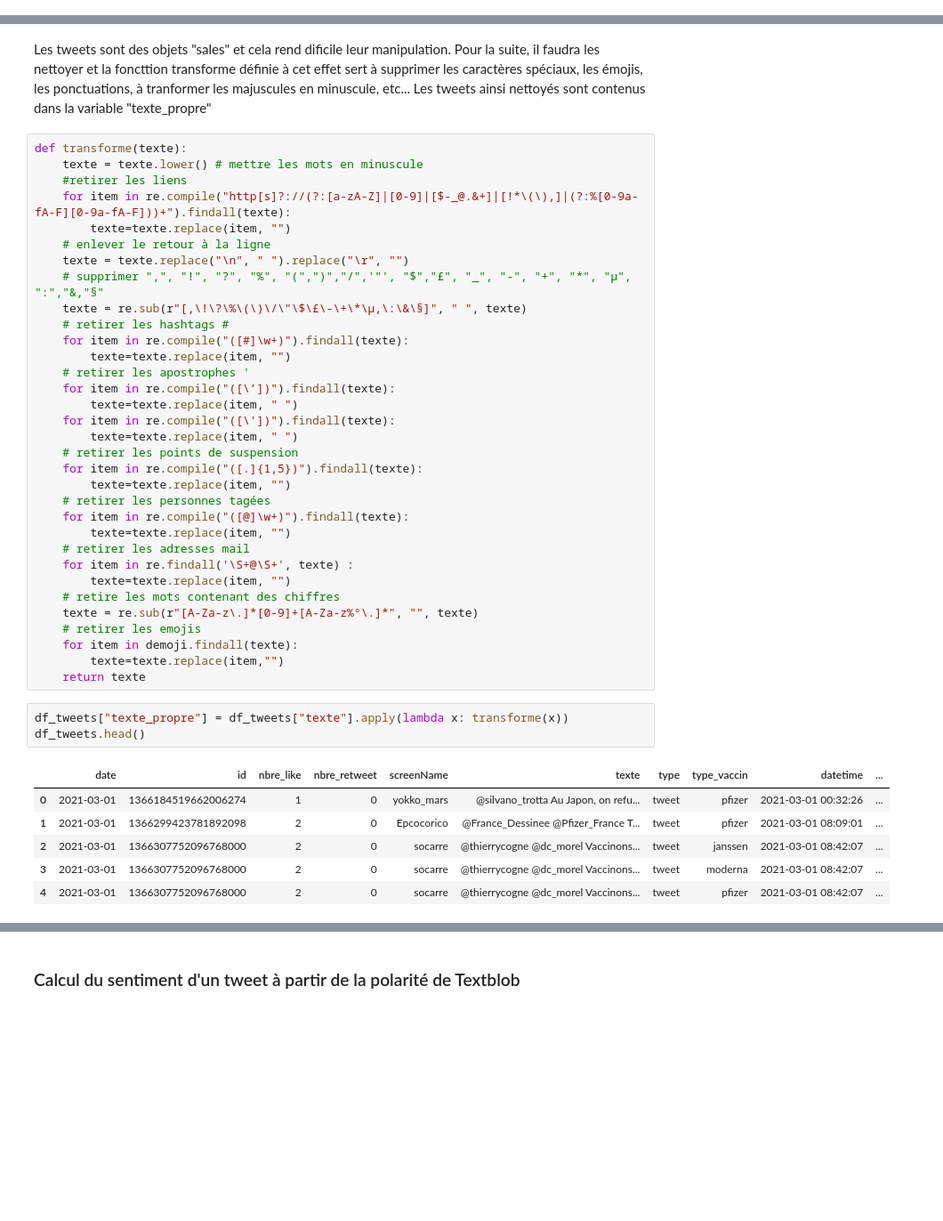
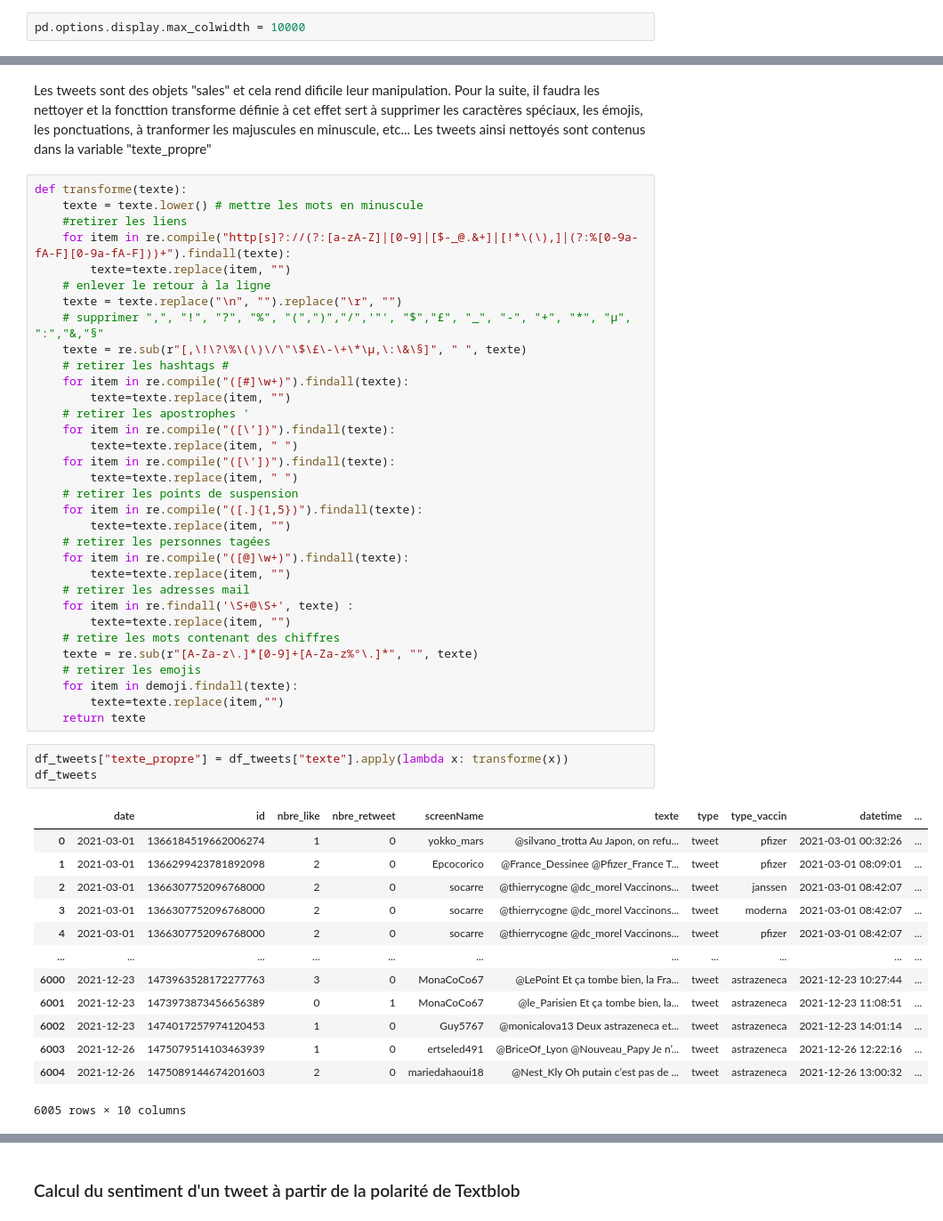
Before and after one commit to konkinit/sentiment_analysis, a Jupyter notebook: Notebook_Analyse.ipynb, the cells around one changed output, grey strips where cells are left out. Shown at 89% size. Saved outputs shown, nothing was run; the diff lists cells and outputs as text; blank space fills up the shorter version.

```diff
--- a/Notebook_Analyse.ipynb
+++ b/Notebook_Analyse.ipynb
@@ -101,3 +44,5 @@ from sklearn.metrics import confusion_matrix
 import statsmodels.api as sm
 import scipy
 from sklearn.discriminant_analysis import LinearDiscriminantAnalysis
+# %%
+pd.options.display.max_colwidth = 10000
@@ -141,7 +88,7 @@ def transforme(texte):
     for item in re.compile("http[s]?://(?:[a-zA-Z]|[0-9]|[$-_@.&+]|[!*\(\),]|(?:%[0-9a-fA-F][0-9a-fA-F]))+").findall(texte):
         texte=texte.replace(item, "")
     # enlever le retour à la ligne
-    texte = texte.replace("\n", " ").replace("\r", "")
+    texte = texte.replace("\n", "").replace("\r", "")
     # supprimer ",", "!", "?", "%", "(",")","/",'"', "$","£", "_", "-", "+", "*", "µ", ":","&,"§"
     texte = re.sub(r"[,\!\?\%\(\)\/\"\$\£\-\+\*\µ,\:\&\§]", " ", texte)
     # retirer les hashtags #
@@ -169,12 +116,19 @@ def transforme(texte):
     return texte
 # %%
 df_tweets["texte_propre"] = df_tweets["texte"].apply(lambda x: transforme(x))
-df_tweets.head()
+df_tweets
 # %% [output]
 |  | date | id | nbre_like | nbre_retweet | screenName | texte | type | type_vaccin | datetime | ... |
 | 0 | 2021-03-01 | 1366184519662006274 | 1 | 0 | yokko_mars | @silvano_trotta Au Japon, on refu... | tweet | pfizer | 2021-03-01 00:32:26 | ... |
 | 1 | 2021-03-01 | 1366299423781892098 | 2 | 0 | Epcocorico | @France_Dessinee @Pfizer_France T... | tweet | pfizer | 2021-03-01 08:09:01 | ... |
 | 2 | 2021-03-01 | 1366307752096768000 | 2 | 0 | socarre | @thierrycogne @dc_morel Vaccinons... | tweet | janssen | 2021-03-01 08:42:07 | ... |
 | 3 | 2021-03-01 | 1366307752096768000 | 2 | 0 | socarre | @thierrycogne @dc_morel Vaccinons... | tweet | moderna | 2021-03-01 08:42:07 | ... |
 | 4 | 2021-03-01 | 1366307752096768000 | 2 | 0 | socarre | @thierrycogne @dc_morel Vaccinons... | tweet | pfizer | 2021-03-01 08:42:07 | ... |
+| ... | ... | ... | ... | ... | ... | ... | ... | ... | ... | ... |
+| 6000 | 2021-12-23 | 1473963528172277763 | 3 | 0 | MonaCoCo67 | @LePoint Et ça tombe bien, la Fra... | tweet | astrazeneca | 2021-12-23 10:27:44 | ... |
+| 6001 | 2021-12-23 | 1473973873456656389 | 0 | 1 | MonaCoCo67 | @le_Parisien Et ça tombe bien, la... | tweet | astrazeneca | 2021-12-23 11:08:51 | ... |
+| 6002 | 2021-12-23 | 1474017257974120453 | 1 | 0 | Guy5767 | @monicalova13 Deux astrazeneca et... | tweet | astrazeneca | 2021-12-23 14:01:14 | ... |
+| 6003 | 2021-12-26 | 1475079514103463939 | 1 | 0 | ertseled491 | @BriceOf_Lyon @Nouveau_Papy Je n’... | tweet | astrazeneca | 2021-12-26 12:22:16 | ... |
+| 6004 | 2021-12-26 | 1475089144674201603 | 2 | 0 | mariedahaoui18 | @Nest_Kly Oh putain c’est pas de ... | tweet | astrazeneca | 2021-12-26 13:00:32 | ... |
+6005 rows × 10 columns
 # %% [markdown]
```
Also changed, not shown: parts of 80 cells of this notebook.
